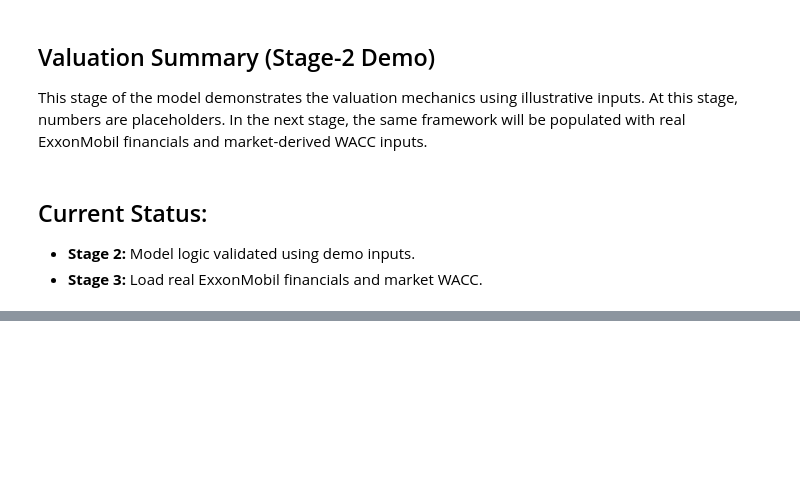
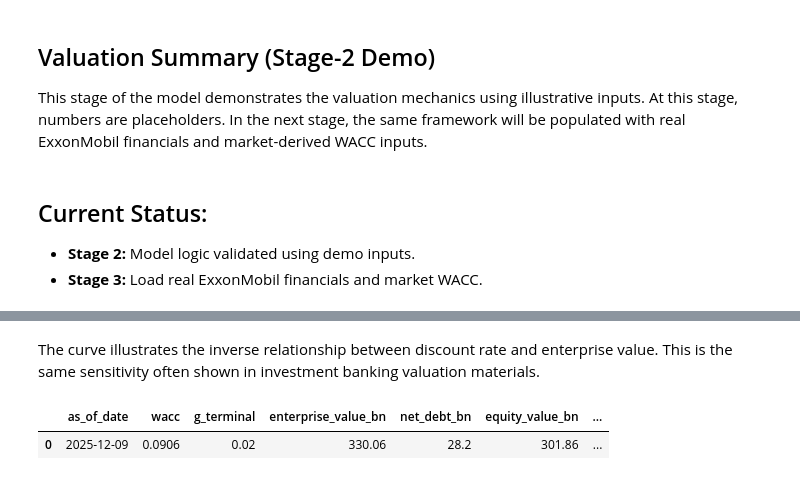
Before and after one commit to boztosunmelis-digi/exxonmobil-valuation, a Jupyter notebook: notebooks/valuation_demo.ipynb, the cells around one changed output, grey strips where cells are left out. Cells and saved outputs as stored; diff of their text form; code cells hidden in the pictures; blank space fills up the shorter version.

```diff
--- a/notebooks/valuation_demo.ipynb
+++ b/notebooks/valuation_demo.ipynb
@@ -239,0 +486,26 @@ This stage of the model demonstrates the valuation mechanics using illustrative
+# %% [markdown]
+The curve illustrates the inverse relationship between discount rate
+and enterprise value. This is the same sensitivity often shown in
+investment banking valuation materials.
+# %%
+## Final Valuation Export (DCF → Equity → Per-Share)
+
+import pandas as pd
+
+df_output = pd.DataFrame({
+    "as_of_date": ["2025-12-09"],
+    "wacc": [round(wacc, 4)],
+    "g_terminal": [round(g_terminal, 4)],
+    "enterprise_value_bn": [round(ev_real, 2)],
+    "net_debt_bn": [round(net_debt, 2)],
+    "equity_value_bn": [round(equity_value_bn, 2)],
+    "shares_outstanding_bn": [round(shares_outstanding, 3)],
+    "implied_price_usd": [round(implied_price, 2)]
+})
+
+df_output.to_csv("../data/processed/xom_final_valuation.csv", index=False)
+
+df_output
+# %% [output]
+|  | as_of_date | wacc | g_terminal | enterprise_value_bn | net_debt_bn | equity_value_bn | ... |
+| 0 | 2025-12-09 | 0.0906 | 0.02 | 330.06 | 28.2 | 301.86 | ... |
```
Also changed, not shown: parts of 14 cells of this notebook, 1 other file.
